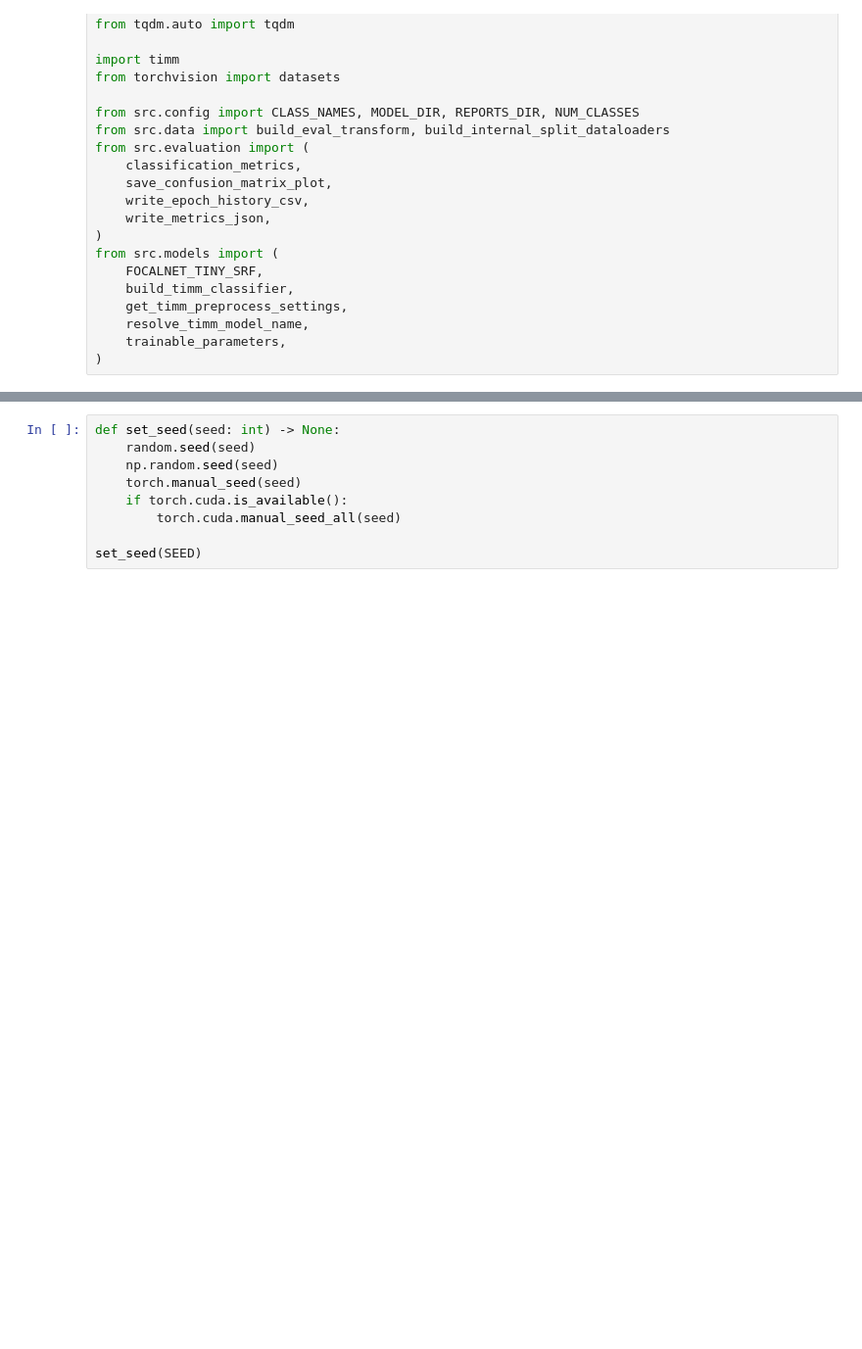
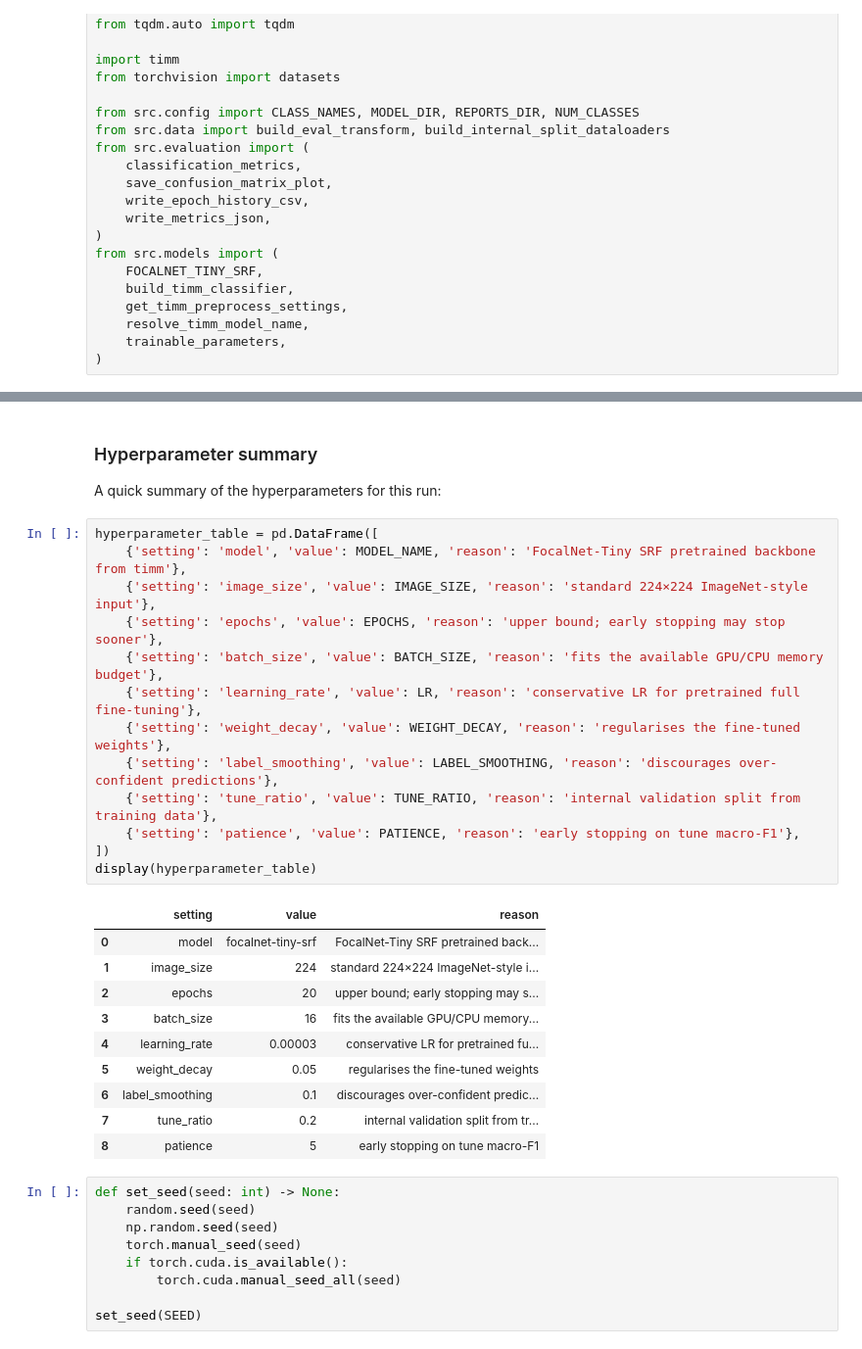
Before and after one commit to JoshDui/CSC3109_Project, a Jupyter notebook: notebooks/06_focalnet_training_and_evaluation.ipynb, the cells around one changed output, grey strips where cells are left out. Shown at 98% size. Cells and saved outputs as stored; diff of their text form; blank space fills up the shorter version.

```diff
--- a/notebooks/06_focalnet_training_and_evaluation.ipynb
+++ b/notebooks/06_focalnet_training_and_evaluation.ipynb
@@ -172,3 +391,31 @@ print(f'Report dir: {REPORT_DIR}')
+# %% [markdown]
+### Hyperparameter summary
+
+A quick summary of the hyperparameters for this run:
+# %%
+hyperparameter_table = pd.DataFrame([
+    {'setting': 'model', 'value': MODEL_NAME, 'reason': 'FocalNet-Tiny SRF pretrained backbone from timm'},
+    {'setting': 'image_size', 'value': IMAGE_SIZE, 'reason': 'standard 224×224 ImageNet-style input'},
+    {'setting': 'epochs', 'value': EPOCHS, 'reason': 'upper bound; early stopping may stop sooner'},
+    {'setting': 'batch_size', 'value': BATCH_SIZE, 'reason': 'fits the available GPU/CPU memory budget'},
+    {'setting': 'learning_rate', 'value': LR, 'reason': 'conservative LR for pretrained full fine-tuning'},
+    {'setting': 'weight_decay', 'value': WEIGHT_DECAY, 'reason': 'regularises the fine-tuned weights'},
+    {'setting': 'label_smoothing', 'value': LABEL_SMOOTHING, 'reason': 'discourages over-confident predictions'},
+    {'setting': 'tune_ratio', 'value': TUNE_RATIO, 'reason': 'internal validation split from training data'},
+    {'setting': 'patience', 'value': PATIENCE, 'reason': 'early stopping on tune macro-F1'},
+])
+display(hyperparameter_table)
+# %% [output]
+|  | setting | value | reason |
+| 0 | model | focalnet-tiny-srf | FocalNet-Tiny SRF pretrained back... |
+| 1 | image_size | 224 | standard 224×224 ImageNet-style i... |
+| 2 | epochs | 20 | upper bound; early stopping may s... |
+| 3 | batch_size | 16 | fits the available GPU/CPU memory... |
+| 4 | learning_rate | 0.00003 | conservative LR for pretrained fu... |
+| 5 | weight_decay | 0.05 | regularises the fine-tuned weights |
+| 6 | label_smoothing | 0.1 | discourages over-confident predic... |
+| 7 | tune_ratio | 0.2 | internal validation split from tr... |
+| 8 | patience | 5 | early stopping on tune macro-F1 |
 # %%
 def set_seed(seed: int) -> None:
     random.seed(seed)
```
Also changed, not shown: parts of 36 cells of this notebook, 2 other files.
